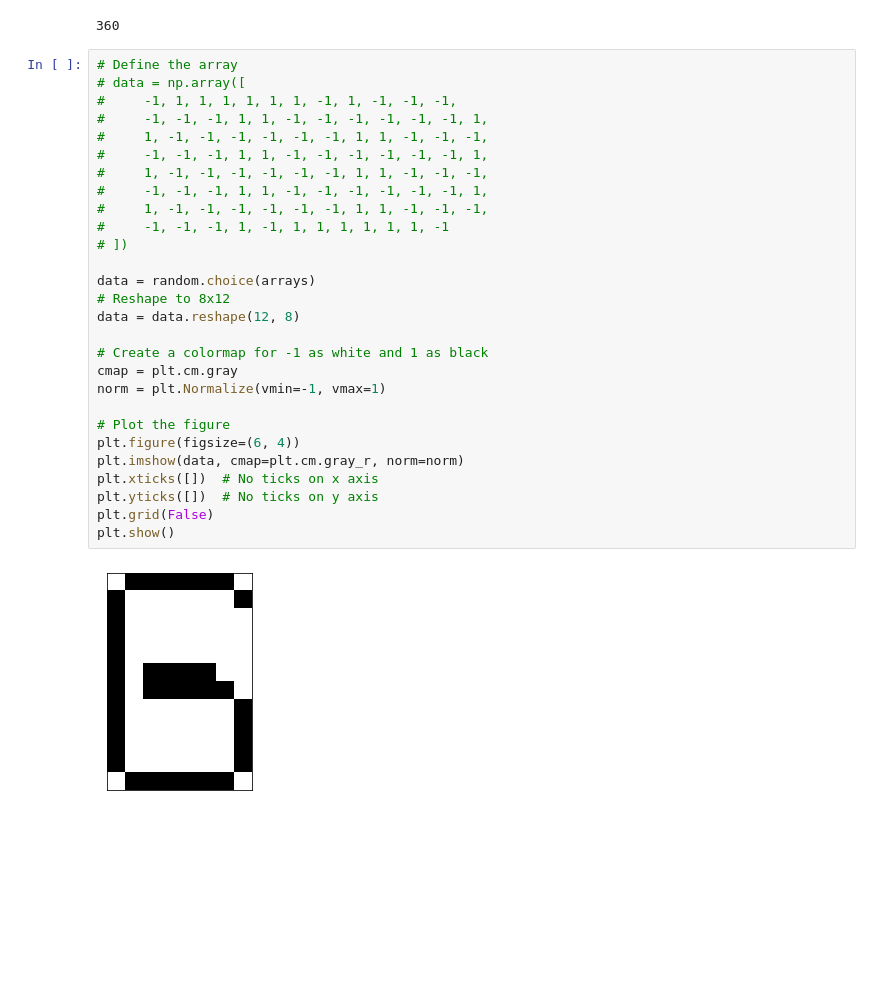
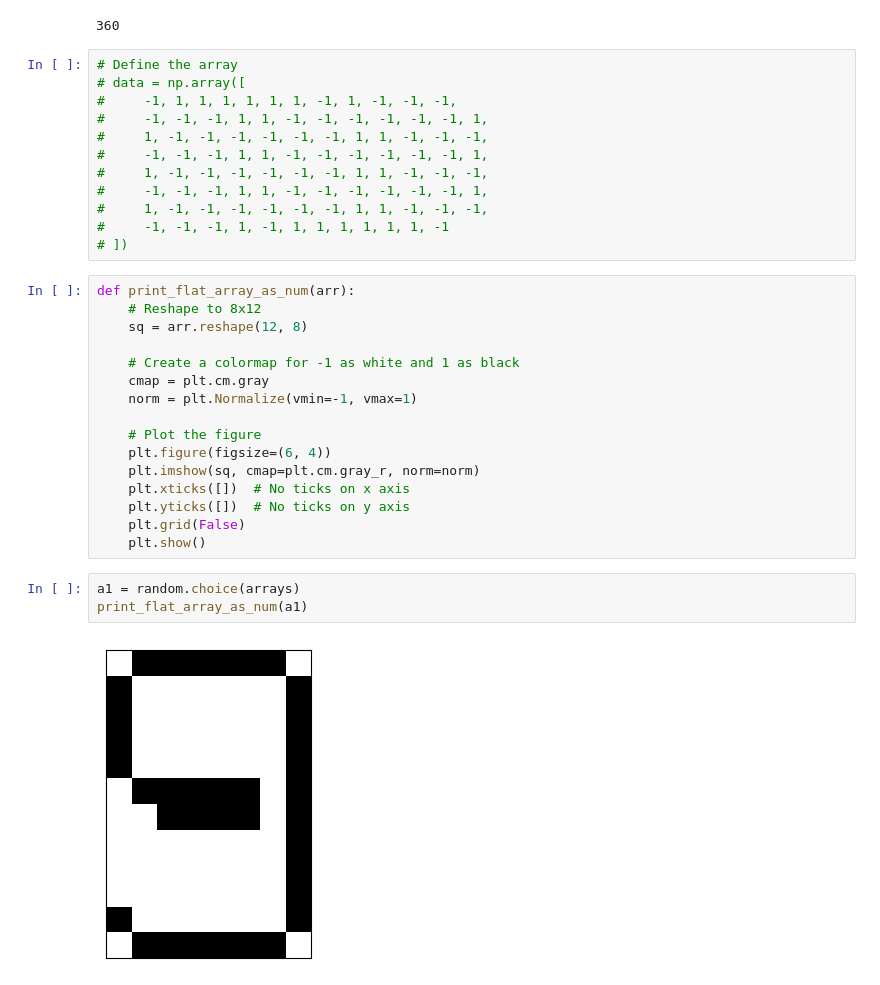
Before and after one commit to mikolasan/ai_sandbox, a Jupyter notebook: arc/hopfield.ipynb, the cells around one changed output. Saved outputs shown, nothing was run; the diff lists cells and outputs as text; blank space fills up the shorter version.

```diff
--- a/arc/hopfield.ipynb
+++ b/arc/hopfield.ipynb
@@ -36,21 +37,24 @@ len(arrays)
 #     1, -1, -1, -1, -1, -1, -1, 1, 1, -1, -1, -1,
 #     -1, -1, -1, 1, -1, 1, 1, 1, 1, 1, 1, -1
 # ])
-
-data = random.choice(arrays)
-# Reshape to 8x12
-data = data.reshape(12, 8)
-
-# Create a colormap for -1 as white and 1 as black
-cmap = plt.cm.gray
-norm = plt.Normalize(vmin=-1, vmax=1)
-
-# Plot the figure
-plt.figure(figsize=(6, 4))
-plt.imshow(data, cmap=plt.cm.gray_r, norm=norm)
-plt.xticks([])  # No ticks on x axis
-plt.yticks([])  # No ticks on y axis
-plt.grid(False)
-plt.show()
-# %% [output]
-[figure, removed]
+# %%
+def print_flat_array_as_num(arr):
+    # Reshape to 8x12
+    sq = arr.reshape(12, 8)
+
+    # Create a colormap for -1 as white and 1 as black
+    cmap = plt.cm.gray
+    norm = plt.Normalize(vmin=-1, vmax=1)
+
+    # Plot the figure
+    plt.figure(figsize=(6, 4))
+    plt.imshow(sq, cmap=plt.cm.gray_r, norm=norm)
+    plt.xticks([])  # No ticks on x axis
+    plt.yticks([])  # No ticks on y axis
+    plt.grid(False)
+    plt.show()
+# %%
+a1 = random.choice(arrays)
+print_flat_array_as_num(a1)
+# %% [output]
+[figure, added]
```
Also changed, not shown: parts of 20 cells of this notebook, 1 other file.
